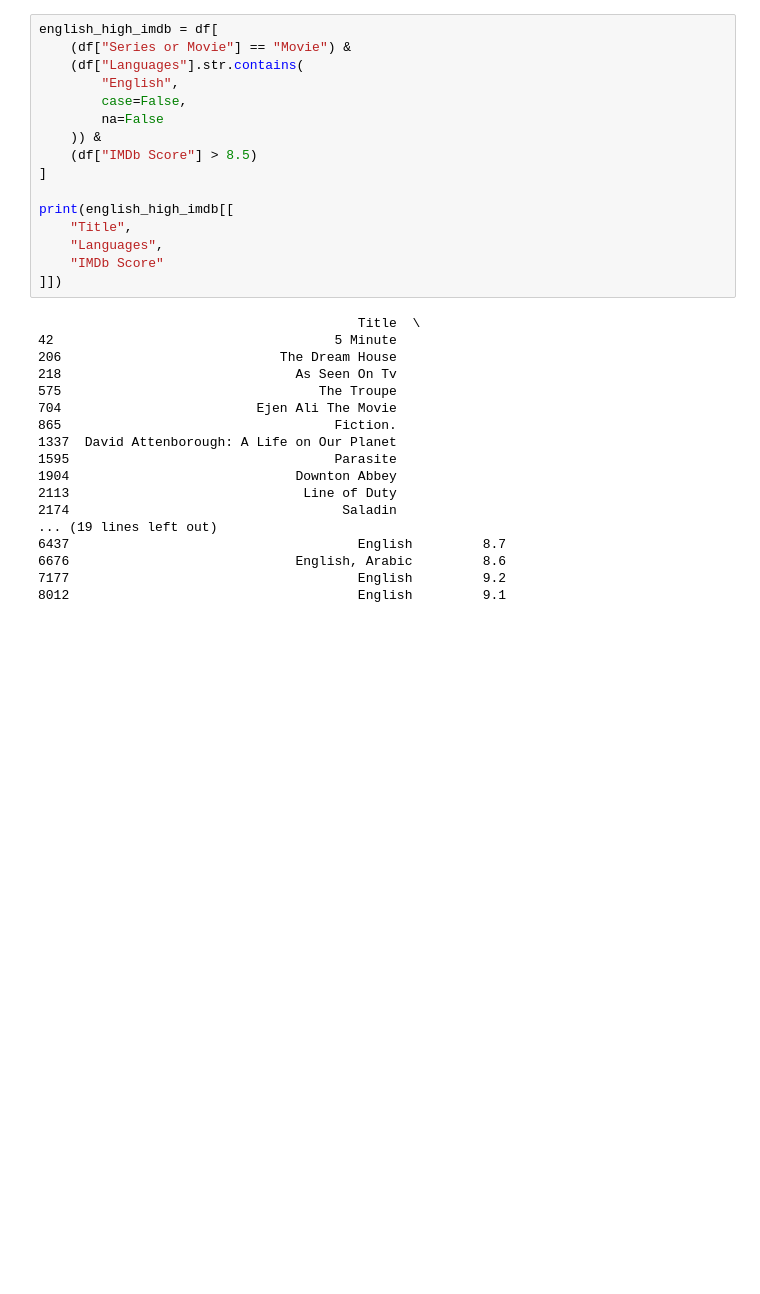
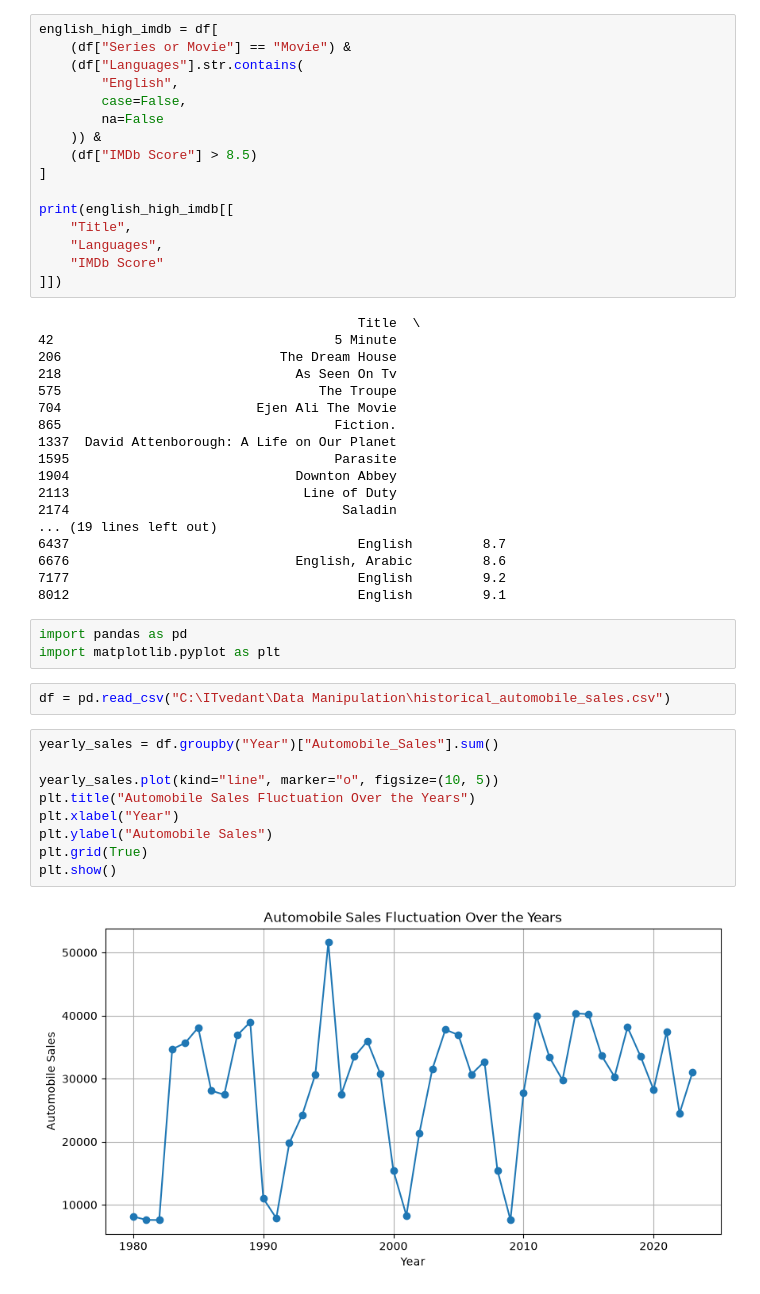
Before and after one commit to Snehal05300/Retail-Analytics-Kickoff-Dataset-Exploration-Statistical-Analysis, a Jupyter notebook: Assignment.ipynb, the cells around one changed output. Saved outputs shown, nothing was run; the diff lists cells and outputs as text; blank space fills up the shorter version.

```diff
--- a/Assignment.ipynb
+++ b/Assignment.ipynb
@@ -657,3 +657,19 @@ print(english_high_imdb[[
 6676                             English, Arabic         8.6
 7177                                     English         9.2
 8012                                     English         9.1
+# %%
+import pandas as pd
+import matplotlib.pyplot as plt
+# %%
+df = pd.read_csv("C:\ITvedant\Data Manipulation\historical_automobile_sales.csv")
+# %%
+yearly_sales = df.groupby("Year")["Automobile_Sales"].sum()
+
+yearly_sales.plot(kind="line", marker="o", figsize=(10, 5))
+plt.title("Automobile Sales Fluctuation Over the Years")
+plt.xlabel("Year")
+plt.ylabel("Automobile Sales")
+plt.grid(True)
+plt.show()
+# %% [output]
+[figure, added]
```
Also changed, not shown: parts of 13 cells of this notebook, 4 other files.
